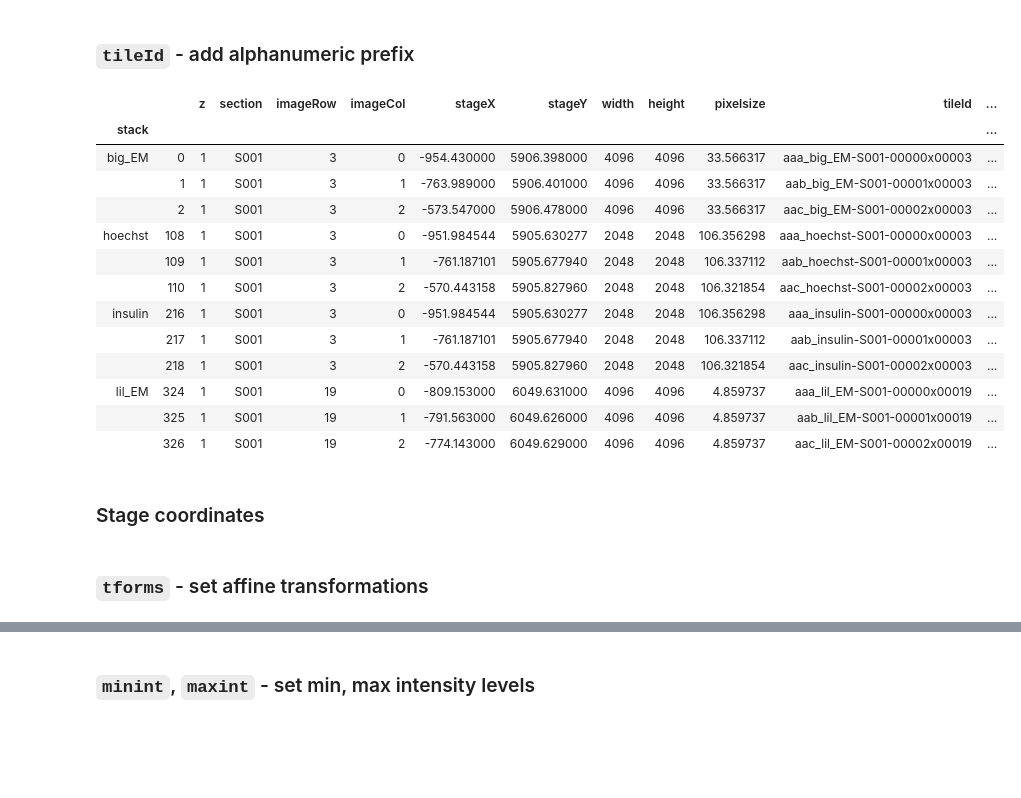
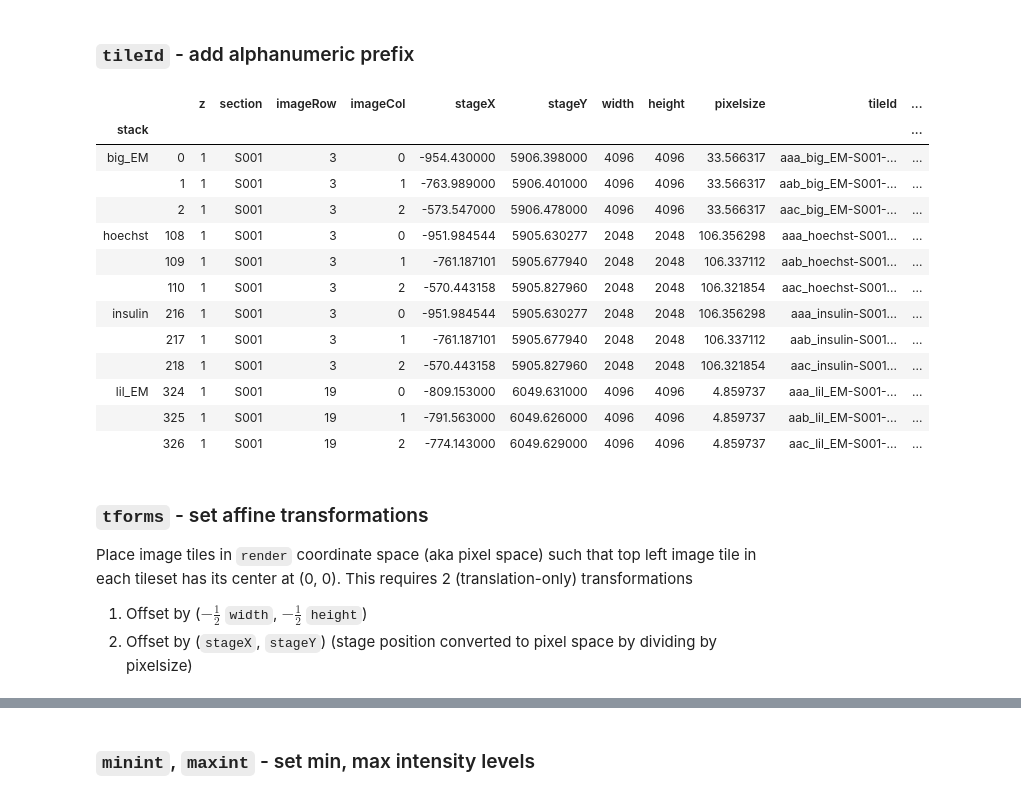
Before and after one commit to hoogenboom-group/iCAT-workflow, a Jupyter notebook: notebooks/iCAT-import.ipynb, the cells around one changed output, grey strips where cells are left out. Cells and saved outputs as stored; diff of their text form; code cells hidden in the pictures; blank space fills up the shorter version.

```diff
--- a/notebooks/iCAT-import.ipynb
+++ b/notebooks/iCAT-import.ipynb
@@ -71,3 +76,7 @@ from icatapi.importo import parse_metadata
+# %%
+pd.set_option('display.max_rows', 20)
+pd.set_option('display.width', None)
+pd.set_option('display.max_colwidth', 20)
 # %% [markdown]
 ## Set up environment
 ---
@@ -155,11 +164,11 @@ for fp_stack in tqdm_notebook(stack_dirs):
 # Build DataFrame
 df_tiles = pd.DataFrame(tile_dicts)
 # Preview
-cols_preview = ['z', 'section', 'imageRow', 'imageCol',
+preview_cols = ['z', 'section', 'imageRow', 'imageCol',
                 'stageX', 'stageY', 'width', 'height',
                 'pixelsize', 'tileId', 'acqTime']
 df_tiles.groupby(['stack'])\
-        .apply(lambda x: x.sample(3))[cols_preview]
+        .apply(lambda x: x.sample(3))[preview_cols]
 # %% [output]
 [interactive output not drawn]
 |  |  | z | section | imageRow | imageCol | stageX | stageY | width | height | pixelsize | tileId | ... |
@@ -219,38 +228,39 @@ def gen_prefix(n=3):
 # %%
 # Group by tileset
 tilesets = []
 for (stack, z), tileset in df_tiles.groupby(['stack', 'z']):
 
     # Sort by acquisition time such that top entry is last acquired
     tileset = tileset.sort_values('acqTime', ascending=False)\
                      .reset_index(drop=True).copy()
 
     # Prepend alphanumeric prefix to each tileId
     prefixes = pd.Series(gen_prefix())[:len(tileset)]
     tileset['tileId'] = prefixes + '_' + tileset['tileId']
     tilesets.append(tileset)
 
 # Update image tile DataFrame
 df_tiles = pd.concat(tilesets).reset_index(drop=True)
 # Preview
 df_tiles.groupby(['stack'])\
-        .apply(lambda x: x.head(3))[cols_preview]
+        .apply(lambda x: x.head(3))[preview_cols]
 # %% [output]
 |  |  | z | section | imageRow | imageCol | stageX | stageY | width | height | pixelsize | tileId | ... |
 | stack |  |  |  |  |  |  |  |  |  |  |  | ... |
-| big_EM | 0 | 1 | S001 | 3 | 0 | -954.430000 | 5906.398000 | 4096 | 4096 | 33.566317 | aaa_big_EM-S001-00000x00003 | ... |
-|  | 1 | 1 | S001 | 3 | 1 | -763.989000 | 5906.401000 | 4096 | 4096 | 33.566317 | aab_big_EM-S001-00001x00003 | ... |
-|  | 2 | 1 | S001 | 3 | 2 | -573.547000 | 5906.478000 | 4096 | 4096 | 33.566317 | aac_big_EM-S001-00002x00003 | ... |
-| hoechst | 108 | 1 | S001 | 3 | 0 | -951.984544 | 5905.630277 | 2048 | 2048 | 106.356298 | aaa_hoechst-S001-00000x00003 | ... |
-|  | 109 | 1 | S001 | 3 | 1 | -761.187101 | 5905.677940 | 2048 | 2048 | 106.337112 | aab_hoechst-S001-00001x00003 | ... |
-|  | 110 | 1 | S001 | 3 | 2 | -570.443158 | 5905.827960 | 2048 | 2048 | 106.321854 | aac_hoechst-S001-00002x00003 | ... |
-| insulin | 216 | 1 | S001 | 3 | 0 | -951.984544 | 5905.630277 | 2048 | 2048 | 106.356298 | aaa_insulin-S001-00000x00003 | ... |
-|  | 217 | 1 | S001 | 3 | 1 | -761.187101 | 5905.677940 | 2048 | 2048 | 106.337112 | aab_insulin-S001-00001x00003 | ... |
-|  | 218 | 1 | S001 | 3 | 2 | -570.443158 | 5905.827960 | 2048 | 2048 | 106.321854 | aac_insulin-S001-00002x00003 | ... |
-| lil_EM | 324 | 1 | S001 | 19 | 0 | -809.153000 | 6049.631000 | 4096 | 4096 | 4.859737 | aaa_lil_EM-S001-00000x00019 | ... |
-|  | 325 | 1 | S001 | 19 | 1 | -791.563000 | 6049.626000 | 4096 | 4096 | 4.859737 | aab_lil_EM-S001-00001x00019 | ... |
-|  | 326 | 1 | S001 | 19 | 2 | -774.143000 | 6049.629000 | 4096 | 4096 | 4.859737 | aac_lil_EM-S001-00002x00019 | ... |
+| big_EM | 0 | 1 | S001 | 3 | 0 | -954.430000 | 5906.398000 | 4096 | 4096 | 33.566317 | aaa_big_EM-S001-... | ... |
+|  | 1 | 1 | S001 | 3 | 1 | -763.989000 | 5906.401000 | 4096 | 4096 | 33.566317 | aab_big_EM-S001-... | ... |
+|  | 2 | 1 | S001 | 3 | 2 | -573.547000 | 5906.478000 | 4096 | 4096 | 33.566317 | aac_big_EM-S001-... | ... |
+| hoechst | 108 | 1 | S001 | 3 | 0 | -951.984544 | 5905.630277 | 2048 | 2048 | 106.356298 | aaa_hoechst-S001... | ... |
+|  | 109 | 1 | S001 | 3 | 1 | -761.187101 | 5905.677940 | 2048 | 2048 | 106.337112 | aab_hoechst-S001... | ... |
+|  | 110 | 1 | S001 | 3 | 2 | -570.443158 | 5905.827960 | 2048 | 2048 | 106.321854 | aac_hoechst-S001... | ... |
+| insulin | 216 | 1 | S001 | 3 | 0 | -951.984544 | 5905.630277 | 2048 | 2048 | 106.356298 | aaa_insulin-S001... | ... |
+|  | 217 | 1 | S001 | 3 | 1 | -761.187101 | 5905.677940 | 2048 | 2048 | 106.337112 | aab_insulin-S001... | ... |
+|  | 218 | 1 | S001 | 3 | 2 | -570.443158 | 5905.827960 | 2048 | 2048 | 106.321854 | aac_insulin-S001... | ... |
+| lil_EM | 324 | 1 | S001 | 19 | 0 | -809.153000 | 6049.631000 | 4096 | 4096 | 4.859737 | aaa_lil_EM-S001-... | ... |
+|  | 325 | 1 | S001 | 19 | 1 | -791.563000 | 6049.626000 | 4096 | 4096 | 4.859737 | aab_lil_EM-S001-... | ... |
+|  | 326 | 1 | S001 | 19 | 2 | -774.143000 | 6049.629000 | 4096 | 4096 | 4.859737 | aac_lil_EM-S001-... | ... |
-# %% [markdown]
-### Stage coordinates
-# %% [markdown]
-### `tforms` - set affine transformations
+# %% [markdown]
+### `tforms` - set affine transformations
+Place image tiles in `render` coordinate space (aka pixel space) such that top left image tile in each tileset has its center at (0, 0). This requires 2 (translation-only) transformations
+1. Offset by ($-\frac{1}{2}$ `width`, $-\frac{1}{2}$ `height`)
+1. Offset by (`stageX`, `stageY`) (stage position converted to pixel space by dividing by pixelsize)
```
Also changed, not shown: parts of 14 cells of this notebook.
